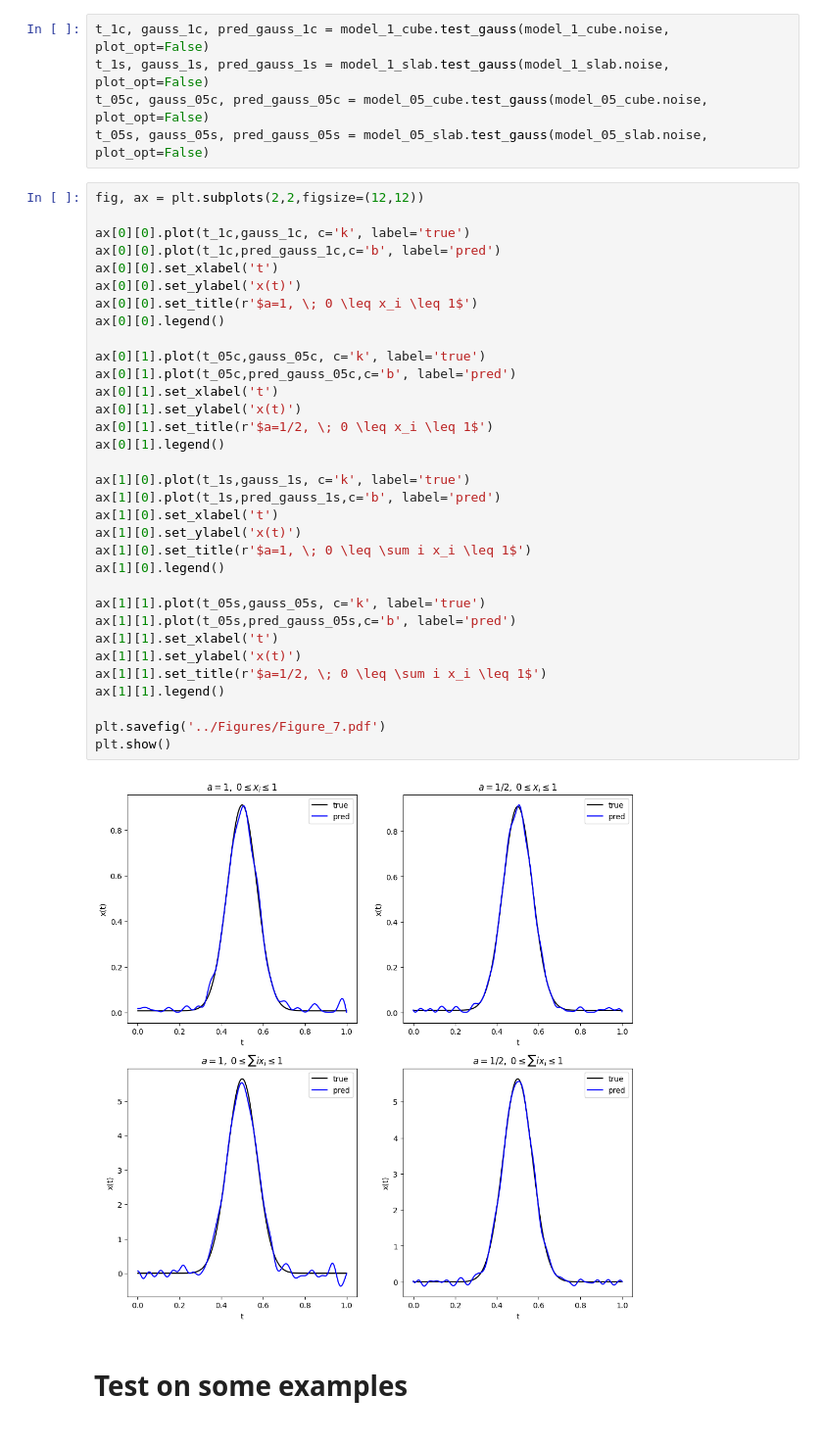
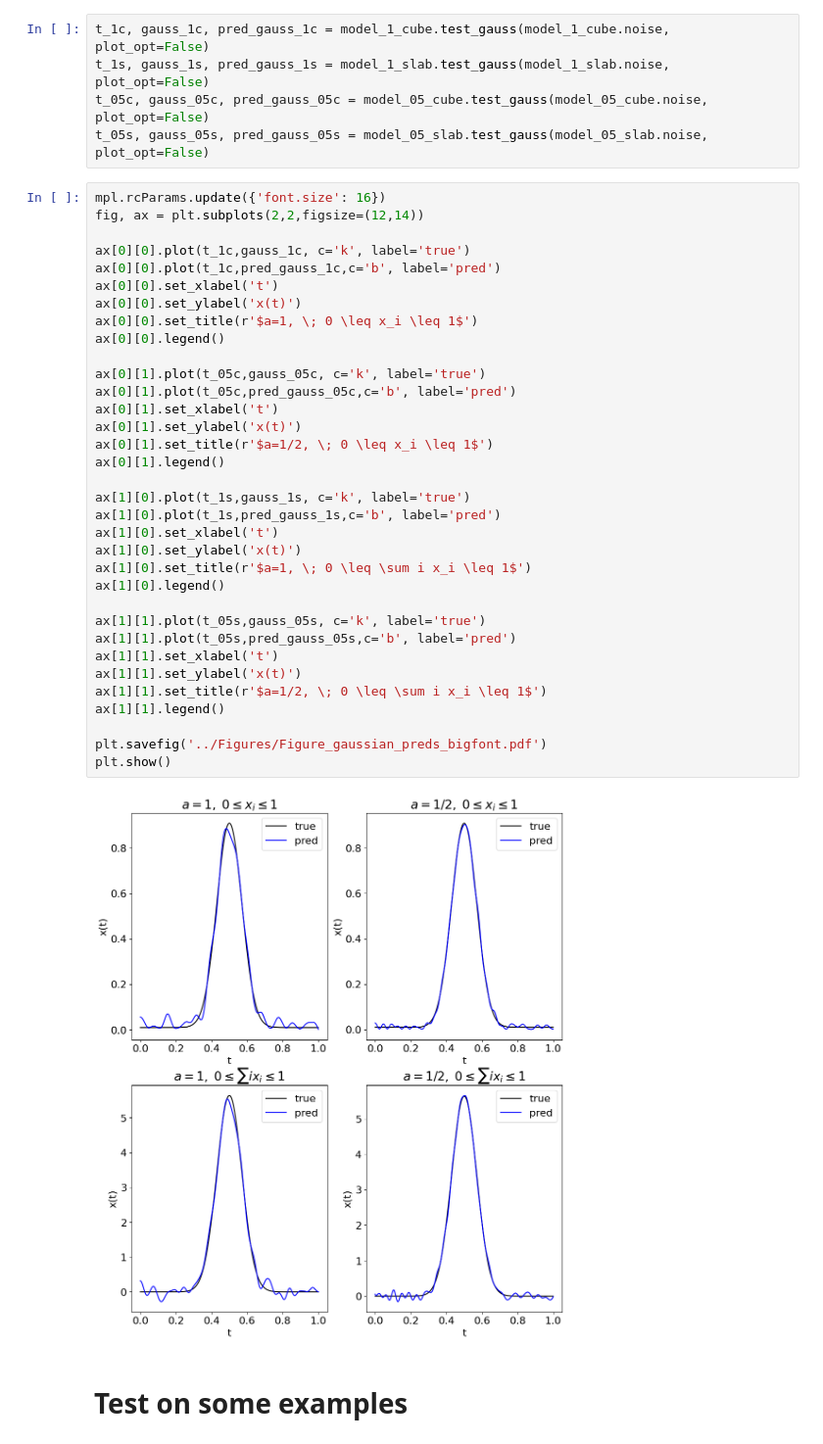
Before and after one commit to CentofantiEze/FBResNet, a Jupyter notebook: notebooks/paper_figures_and_tables.ipynb, the cells around one changed output. Shown at 98% size. Saved outputs shown, nothing was run; the diff lists cells and outputs as text.

```diff
--- a/notebooks/paper_figures_and_tables.ipynb
+++ b/notebooks/paper_figures_and_tables.ipynb
@@ -150,40 +150,41 @@ t_1s, gauss_1s, pred_gauss_1s = model_1_slab.test_gauss(model_1_slab.noise, plot
 t_05c, gauss_05c, pred_gauss_05c = model_05_cube.test_gauss(model_05_cube.noise, plot_opt=False)
 t_05s, gauss_05s, pred_gauss_05s = model_05_slab.test_gauss(model_05_slab.noise, plot_opt=False)
 # %%
-fig, ax = plt.subplots(2,2,figsize=(12,12))
+mpl.rcParams.update({'font.size': 16})
+fig, ax = plt.subplots(2,2,figsize=(12,14))
 
 ax[0][0].plot(t_1c,gauss_1c, c='k', label='true')
 ax[0][0].plot(t_1c,pred_gauss_1c,c='b', label='pred')
 ax[0][0].set_xlabel('t')
 ax[0][0].set_ylabel('x(t)')
 ax[0][0].set_title(r'$a=1, \; 0 \leq x_i \leq 1$')
 ax[0][0].legend()
 
 ax[0][1].plot(t_05c,gauss_05c, c='k', label='true')
 ax[0][1].plot(t_05c,pred_gauss_05c,c='b', label='pred')
 ax[0][1].set_xlabel('t')
 ax[0][1].set_ylabel('x(t)')
 ax[0][1].set_title(r'$a=1/2, \; 0 \leq x_i \leq 1$')
 ax[0][1].legend()
 
 ax[1][0].plot(t_1s,gauss_1s, c='k', label='true')
 ax[1][0].plot(t_1s,pred_gauss_1s,c='b', label='pred')
 ax[1][0].set_xlabel('t')
 ax[1][0].set_ylabel('x(t)')
 ax[1][0].set_title(r'$a=1, \; 0 \leq \sum i x_i \leq 1$')
 ax[1][0].legend()
 
 ax[1][1].plot(t_05s,gauss_05s, c='k', label='true')
 ax[1][1].plot(t_05s,pred_gauss_05s,c='b', label='pred')
 ax[1][1].set_xlabel('t')
 ax[1][1].set_ylabel('x(t)')
 ax[1][1].set_title(r'$a=1/2, \; 0 \leq \sum i x_i \leq 1$')
 ax[1][1].legend()
 
-plt.savefig('../Figures/Figure_7.pdf')
+plt.savefig('../Figures/Figure_gaussian_preds_bigfont.pdf')
 plt.show()
 # %% [output]
-[figure, old version]
+[figure, new version]
 # %% [markdown]
 # Test on some examples
 # %%
```
Also changed, not shown: parts of 8 cells of this notebook, 8 other files.
